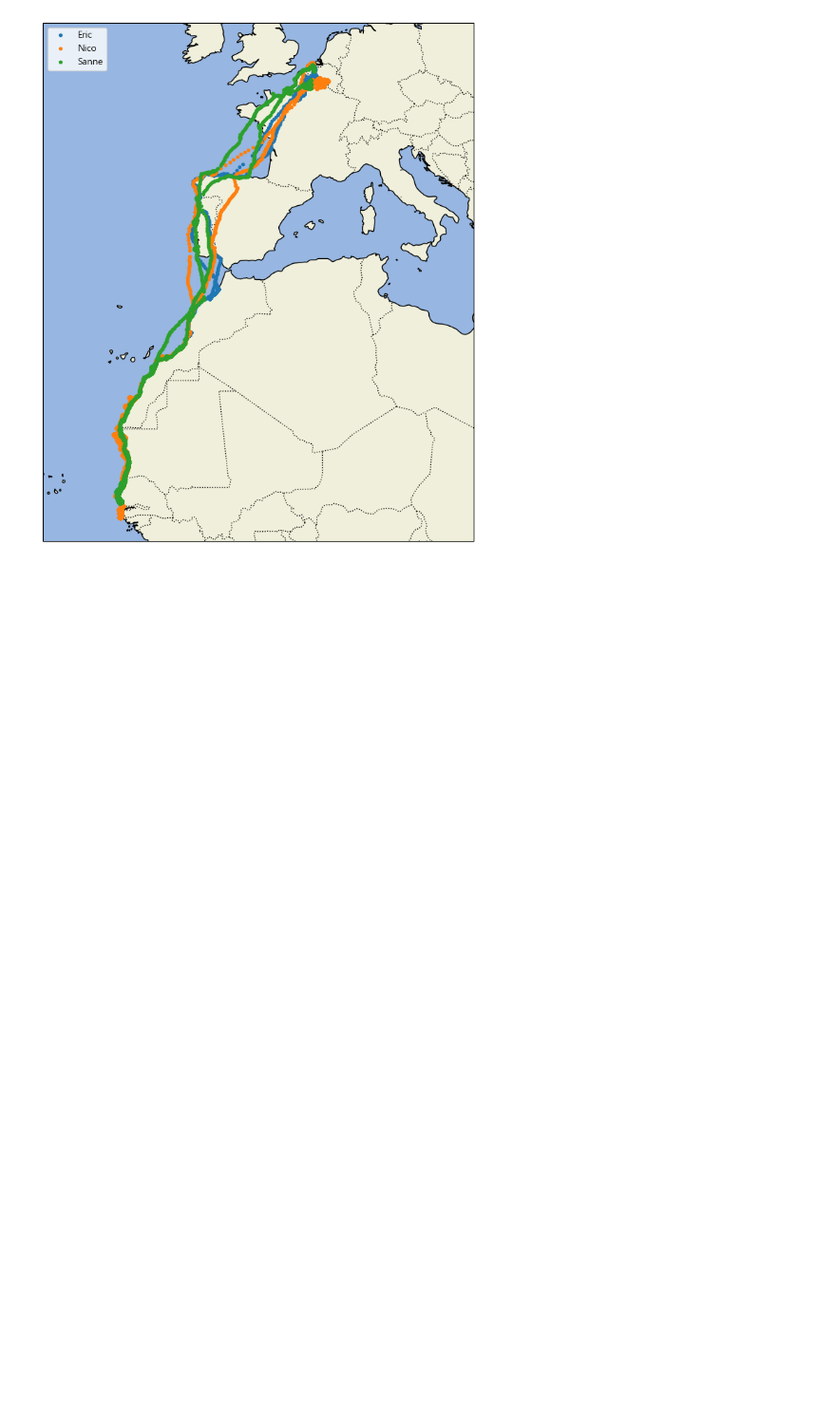
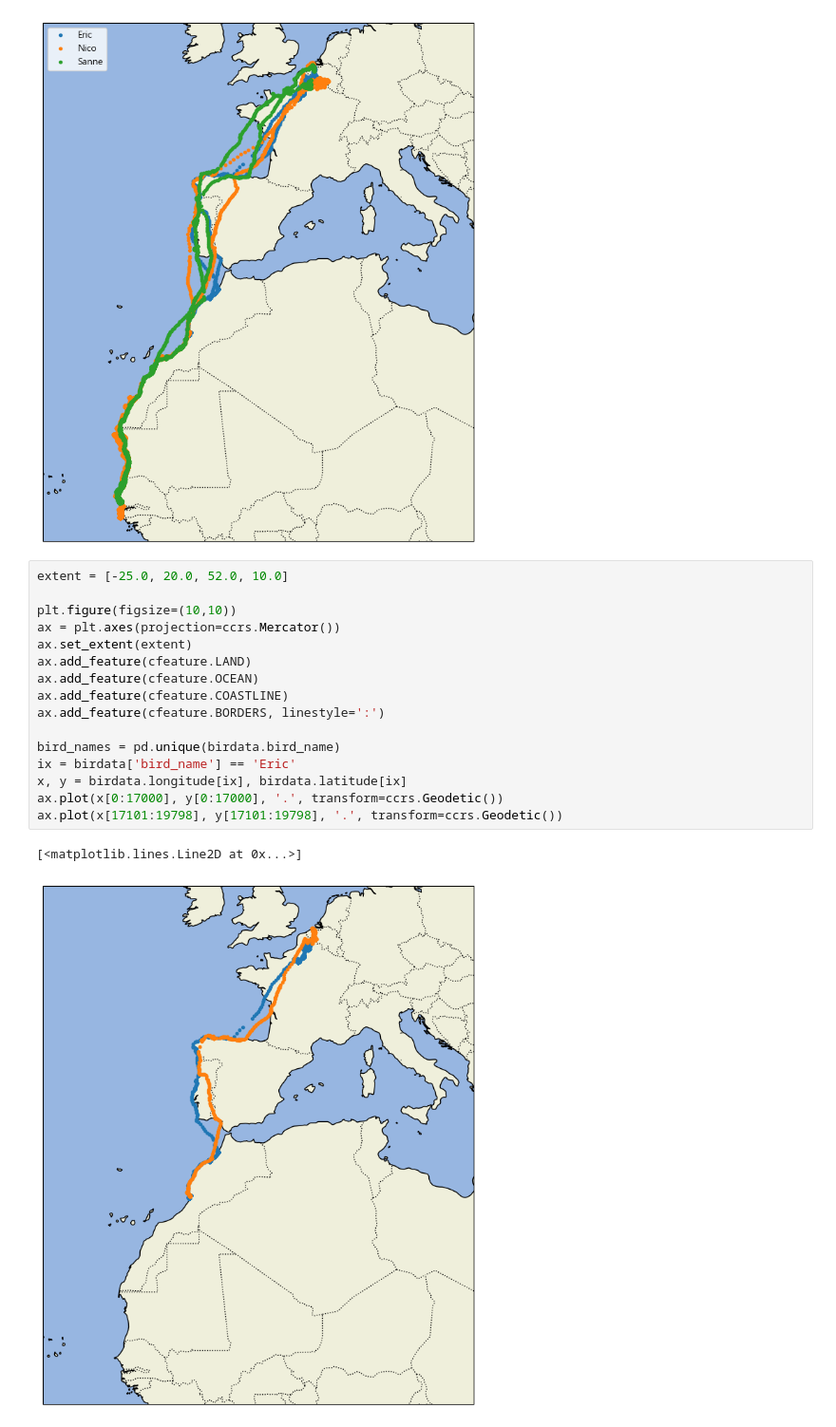
Before and after one commit to cyc20480/Data_Analysis_JBEDU, a Jupyter notebook: 190224_001_철새이동경로.ipynb, the cells around one changed output. Shown at 95% size. Cells and saved outputs as stored; diff of their text form; blank space fills up the shorter version.

```diff
--- a/190224_001_철새이동경로.ipynb
+++ b/190224_001_철새이동경로.ipynb
@@ -333,3 +333,22 @@ plt.legend(loc = 'upper left')
 # %% [output]
 <matplotlib.legend.Legend at 0x...>
 [figure]
+# %%
+extent = [-25.0, 20.0, 52.0, 10.0]
+
+plt.figure(figsize=(10,10))
+ax = plt.axes(projection=ccrs.Mercator())
+ax.set_extent(extent)
+ax.add_feature(cfeature.LAND)
+ax.add_feature(cfeature.OCEAN)
+ax.add_feature(cfeature.COASTLINE)
+ax.add_feature(cfeature.BORDERS, linestyle=':')
+
+bird_names = pd.unique(birdata.bird_name)
+ix = birdata['bird_name'] == 'Eric'
+x, y = birdata.longitude[ix], birdata.latitude[ix]
+ax.plot(x[0:17000], y[0:17000], '.', transform=ccrs.Geodetic())
+ax.plot(x[17101:19798], y[17101:19798], '.', transform=ccrs.Geodetic())
+# %% [output]
+[<matplotlib.lines.Line2D at 0x...>]
+[figure, added]
```
